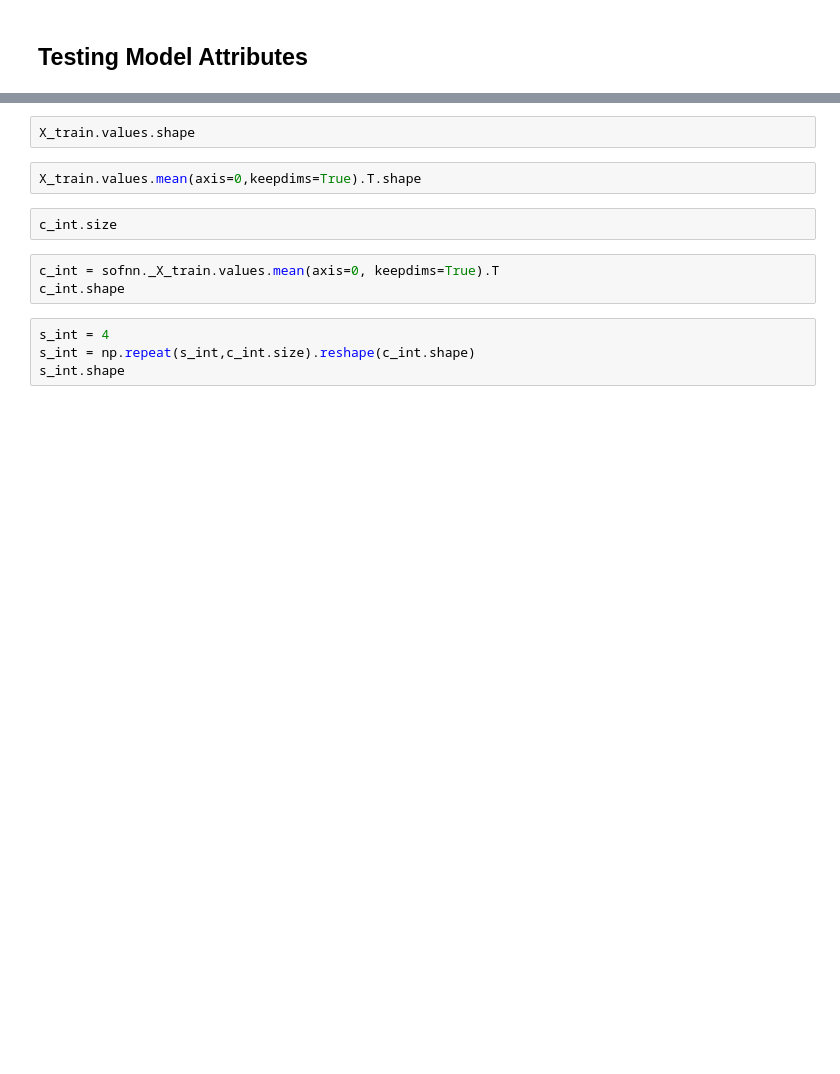
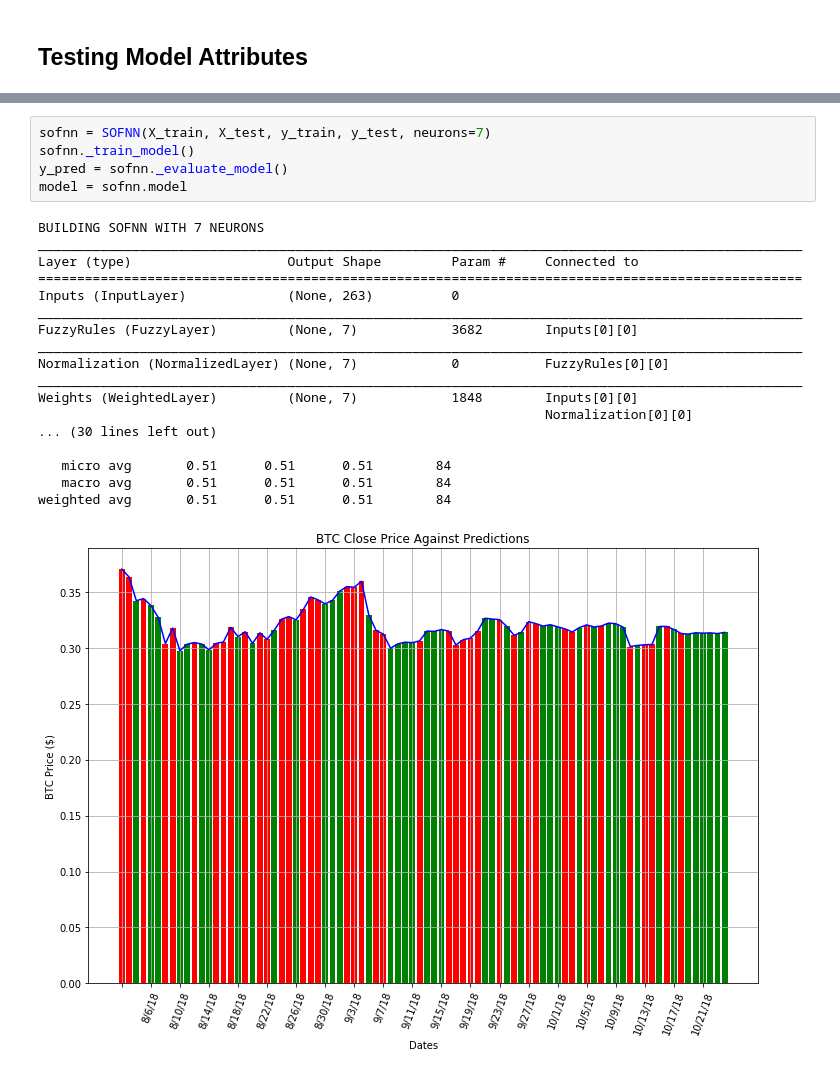
Before and after one commit to andrewre23/CryptoProject, a Jupyter notebook: notebooks/modeling/keras/sofnn-test.ipynb, the cells around one changed output, grey strips where cells are left out. Saved outputs shown, nothing was run; the diff lists cells and outputs as text; blank space fills up the shorter version.

```diff
--- a/notebooks/modeling/keras/sofnn-test.ipynb
+++ b/notebooks/modeling/keras/sofnn-test.ipynb
@@ -434,13 +385,24 @@ c.shape, s.shape
-# %%
-X_train.values.shape
-# %%
-X_train.values.mean(axis=0,keepdims=True).T.shape
-# %%
-c_int.size
-# %%
-c_int = sofnn._X_train.values.mean(axis=0, keepdims=True).T
-c_int.shape
-# %%
-s_int = 4
-s_int = np.repeat(s_int,c_int.size).reshape(c_int.shape)
-s_int.shape
+# %%
+sofnn = SOFNN(X_train, X_test, y_train, y_test, neurons=7)
+sofnn._train_model()
+y_pred = sofnn._evaluate_model()
+model = sofnn.model
+# %% [output]
+BUILDING SOFNN WITH 7 NEURONS
+__________________________________________________________________________________________________
+Layer (type)                    Output Shape         Param #     Connected to
+==================================================================================================
+Inputs (InputLayer)             (None, 263)          0
+__________________________________________________________________________________________________
+FuzzyRules (FuzzyLayer)         (None, 7)            3682        Inputs[0][0]
+__________________________________________________________________________________________________
+Normalization (NormalizedLayer) (None, 7)            0           FuzzyRules[0][0]
+__________________________________________________________________________________________________
+Weights (WeightedLayer)         (None, 7)            1848        Inputs[0][0]
+                                                                 Normalization[0][0]
+... (30 lines left out)
+
+   micro avg       0.51      0.51      0.51        84
+   macro avg       0.51      0.51      0.51        84
+weighted avg       0.51      0.51      0.51        84
+[figure, added]
```
Also changed, not shown: parts of 15 cells of this notebook, 1 other file.
